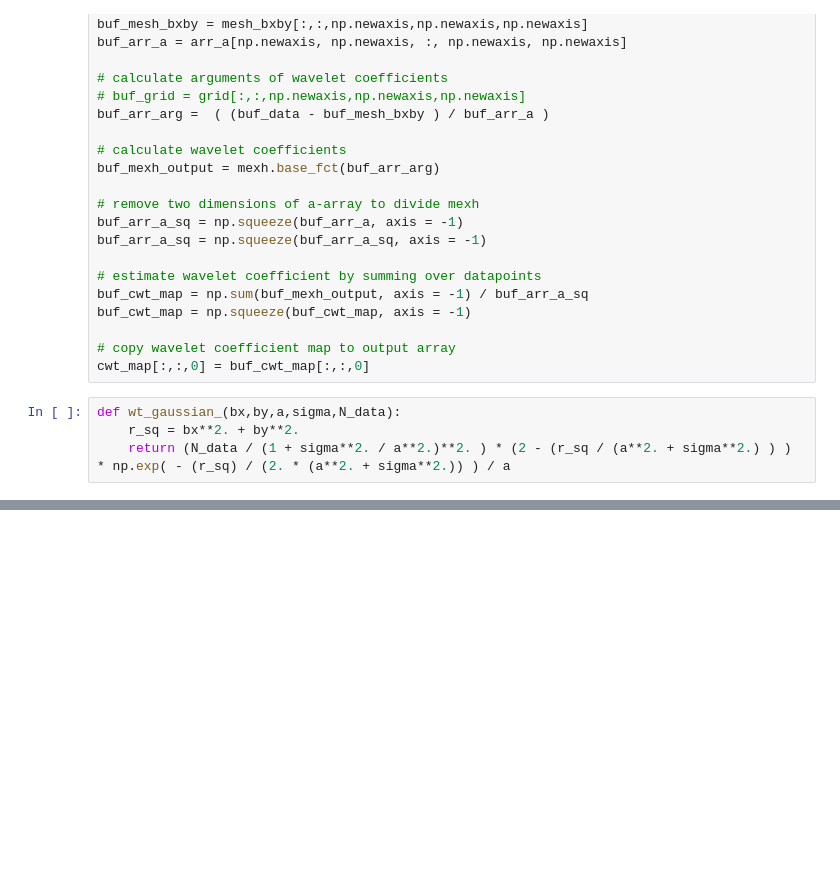
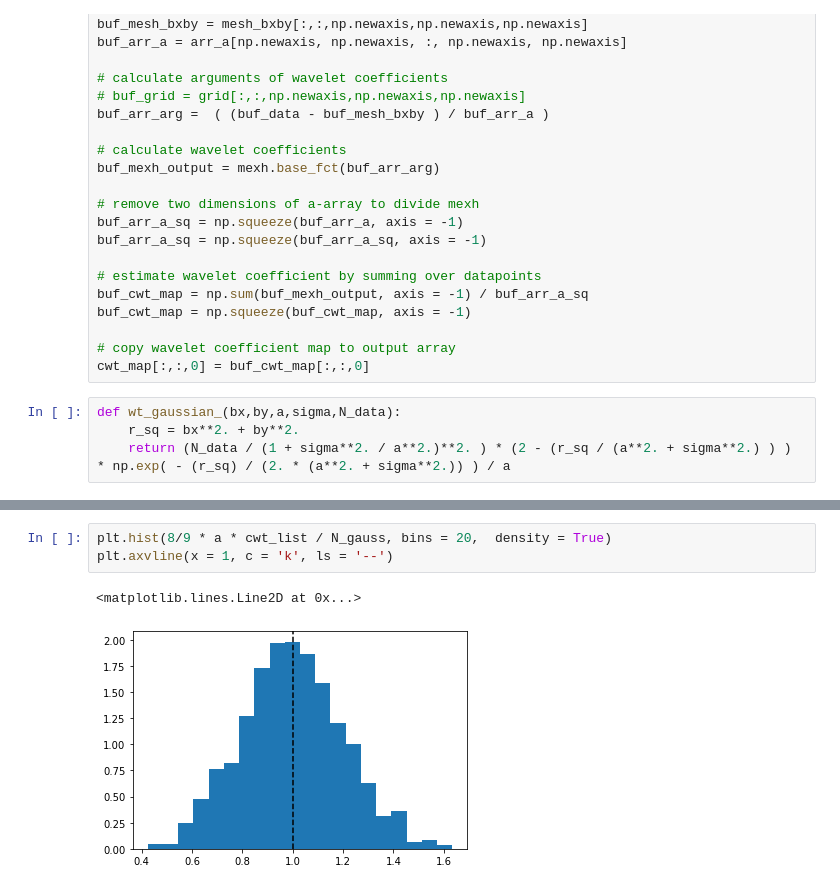
Before and after one commit to edwarddramirez/skysearch, a Jupyter notebook: connection/gaussian_fit.ipynb, the cells around one changed output, grey strips where cells are left out. Drawn from its saved outputs; the diff is of its cells as text; blank space fills up the shorter version.

```diff
--- a/connection/gaussian_fit.ipynb
+++ b/connection/gaussian_fit.ipynb
@@ -168,0 +261,6 @@ print(8/9 * np.max(output_pdf[:,:]) * a)
+# %%
+plt.hist(8/9 * a * cwt_list / N_gauss, bins = 20,  density = True)
+plt.axvline(x = 1, c = 'k', ls = '--')
+# %% [output]
+<matplotlib.lines.Line2D at 0x...>
+[figure, added]
```
Also changed, not shown: parts of 8 cells of this notebook, 1 other file.
